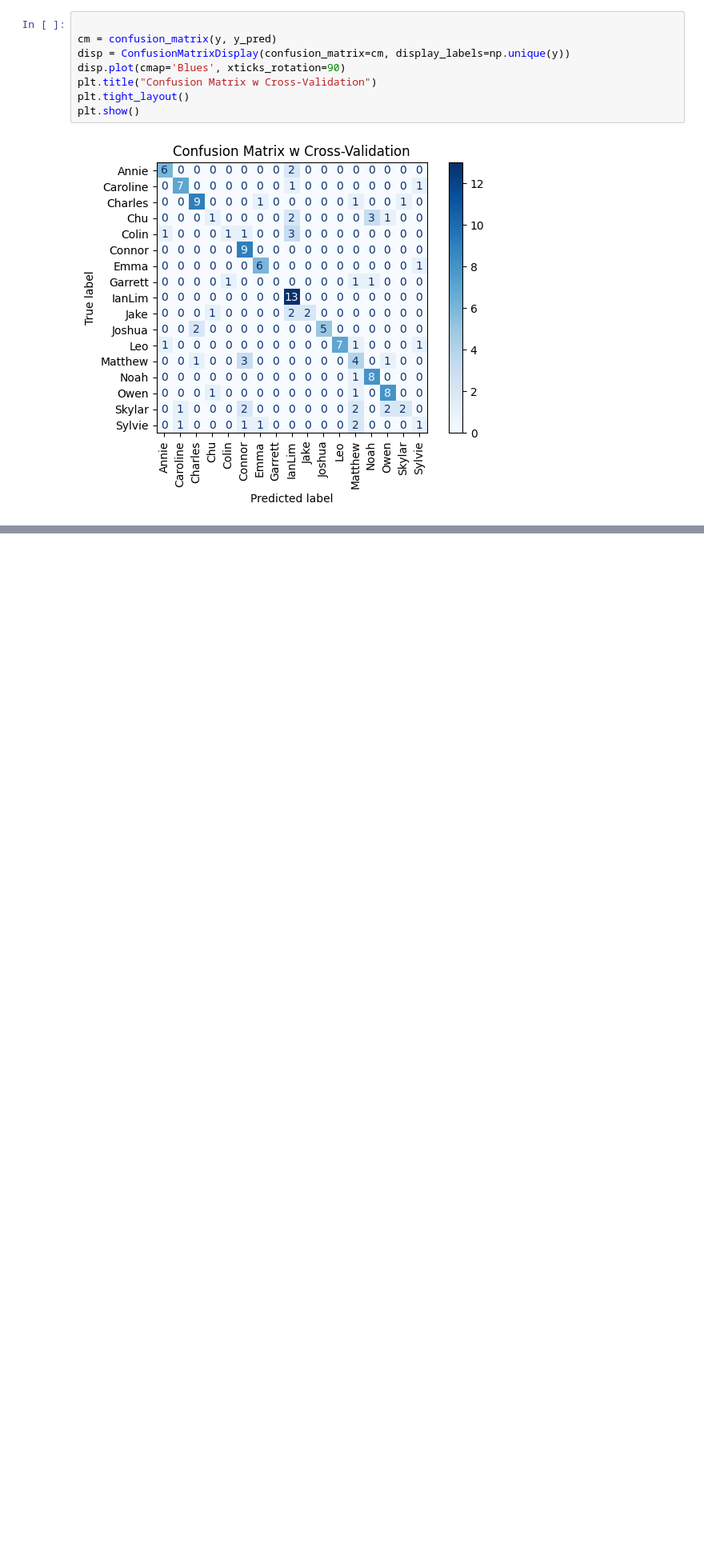
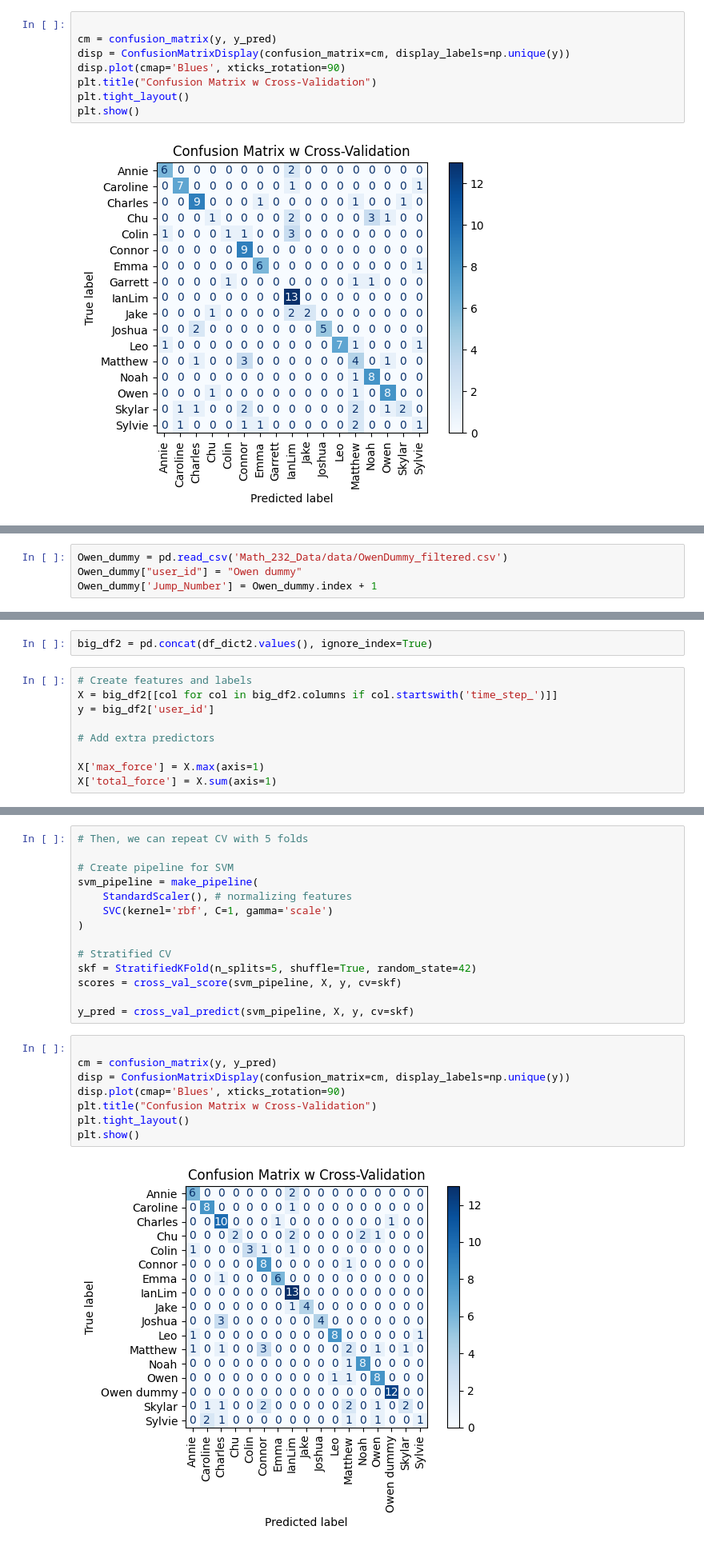
Before and after one commit to xuyfe/eigenjumps, a Jupyter notebook: linalg_svm.ipynb, the cells around one changed output, grey strips where cells are left out. Shown at 80% size. Drawn from its saved outputs; the diff is of its cells as text; blank space fills up the shorter version.

```diff
--- a/linalg_svm.ipynb
+++ b/linalg_svm.ipynb
@@ -251,0 +341,4 @@ plt.show()
+# %%
+Owen_dummy = pd.read_csv('Math_232_Data/data/OwenDummy_filtered.csv')
+Owen_dummy["user_id"] = "Owen dummy"
+Owen_dummy['Jump_Number'] = Owen_dummy.index + 1
@@ -251,0 +363,11 @@ plt.show()
+# %%
+big_df2 = pd.concat(df_dict2.values(), ignore_index=True)
+# %%
+# Create features and labels
+X = big_df2[[col for col in big_df2.columns if col.startswith('time_step_')]]
+y = big_df2['user_id']
+
+# Add extra predictors
+
+X['max_force'] = X.max(axis=1)
+X['total_force'] = X.sum(axis=1)
@@ -251,0 +380,24 @@ plt.show()
+# %%
+# Then, we can repeat CV with 5 folds
+
+# Create pipeline for SVM
+svm_pipeline = make_pipeline(
+    StandardScaler(), # normalizing features
+    SVC(kernel='rbf', C=1, gamma='scale')
+)
+
+# Stratified CV
+skf = StratifiedKFold(n_splits=5, shuffle=True, random_state=42)
+scores = cross_val_score(svm_pipeline, X, y, cv=skf)
+
+y_pred = cross_val_predict(svm_pipeline, X, y, cv=skf)
+# %%
+
+cm = confusion_matrix(y, y_pred)
+disp = ConfusionMatrixDisplay(confusion_matrix=cm, display_labels=np.unique(y))
+disp.plot(cmap='Blues', xticks_rotation=90)
+plt.title("Confusion Matrix w Cross-Validation")
+plt.tight_layout()
+plt.show()
+# %% [output]
+[figure, added]
```
Also changed, not shown: parts of 23 cells of this notebook.
